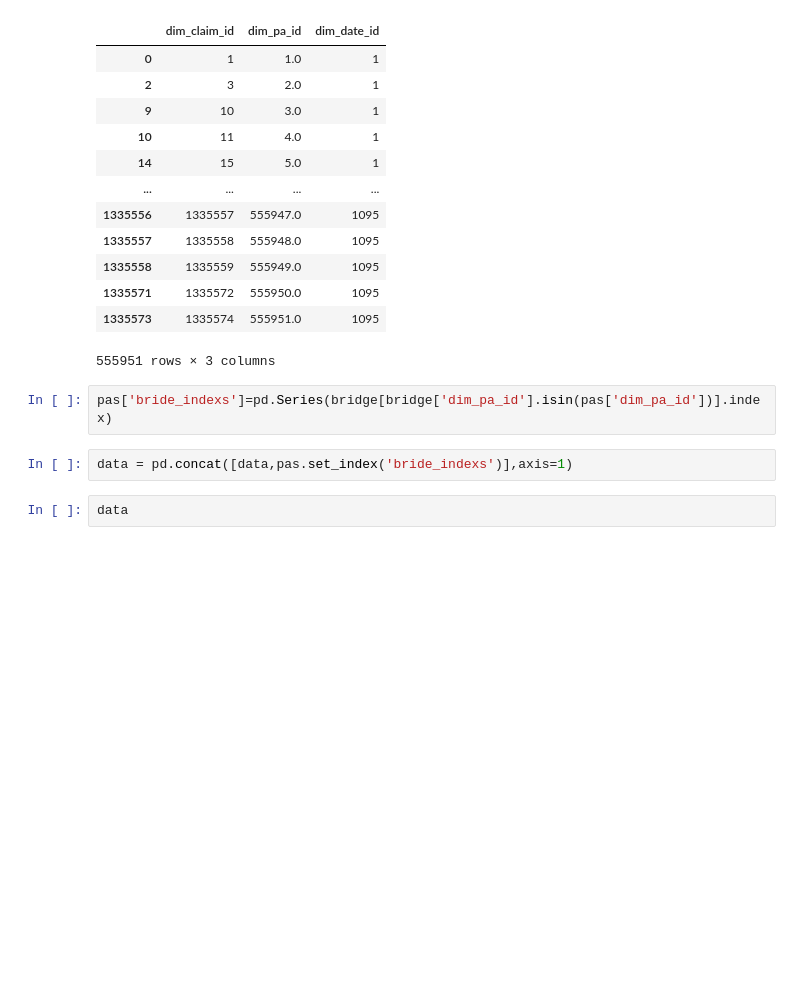
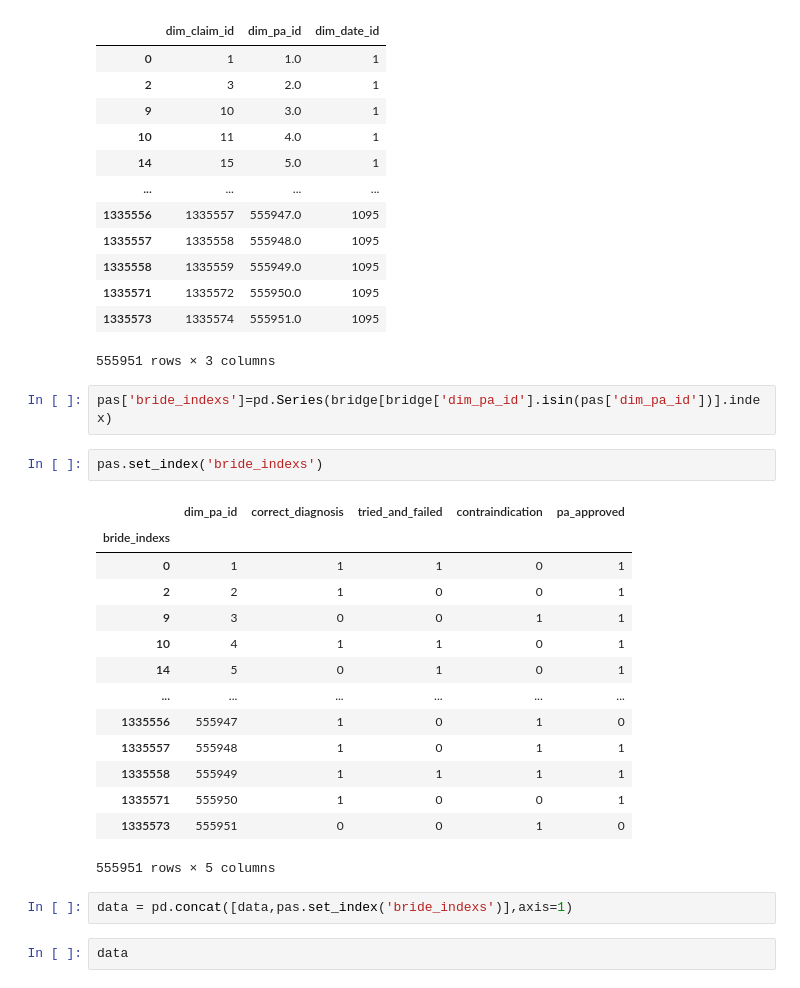
Before and after one commit to Erdos-CMM/CoverMyMeds, a Jupyter notebook: notebooks/initial_analysis.ipynb, the cells around one changed output. Cells and saved outputs as stored; diff of their text form; blank space fills up the shorter version.

```diff
--- a/notebooks/initial_analysis.ipynb
+++ b/notebooks/initial_analysis.ipynb
@@ -191,6 +191,23 @@ bridge[bridge['dim_pa_id'].isin(pas['dim_pa_id'])]
 555951 rows × 3 columns
 # %%
 pas['bride_indexs']=pd.Series(bridge[bridge['dim_pa_id'].isin(pas['dim_pa_id'])].index)
+# %%
+pas.set_index('bride_indexs')
+# %% [output]
+|  | dim_pa_id | correct_diagnosis | tried_and_failed | contraindication | pa_approved |
+| bride_indexs |  |  |  |  |  |
+| 0 | 1 | 1 | 1 | 0 | 1 |
+| 2 | 2 | 1 | 0 | 0 | 1 |
+| 9 | 3 | 0 | 0 | 1 | 1 |
+| 10 | 4 | 1 | 1 | 0 | 1 |
+| 14 | 5 | 0 | 1 | 0 | 1 |
+| ... | ... | ... | ... | ... | ... |
+| 1335556 | 555947 | 1 | 0 | 1 | 0 |
+| 1335557 | 555948 | 1 | 0 | 1 | 1 |
+| 1335558 | 555949 | 1 | 1 | 1 | 1 |
+| 1335571 | 555950 | 1 | 0 | 0 | 1 |
+| 1335573 | 555951 | 0 | 0 | 1 | 0 |
+555951 rows × 5 columns
 # %%
 data = pd.concat([data,pas.set_index('bride_indexs')],axis=1)
 # %%
```
Also changed, not shown: 1 other file.
